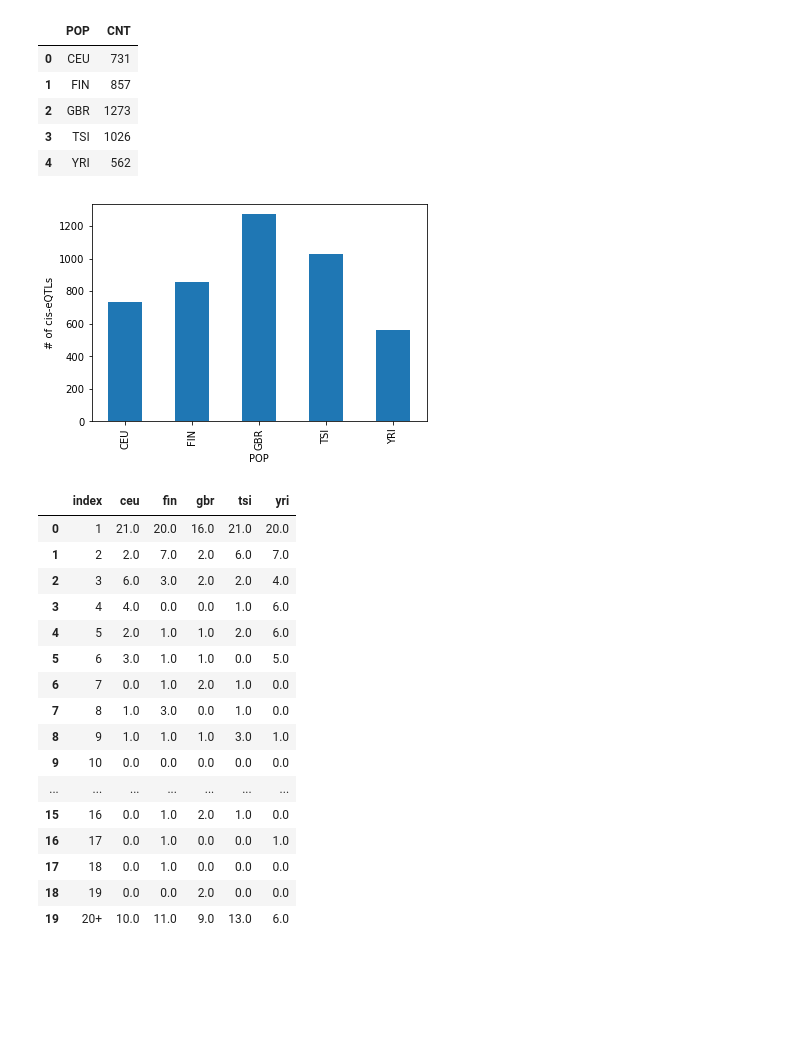
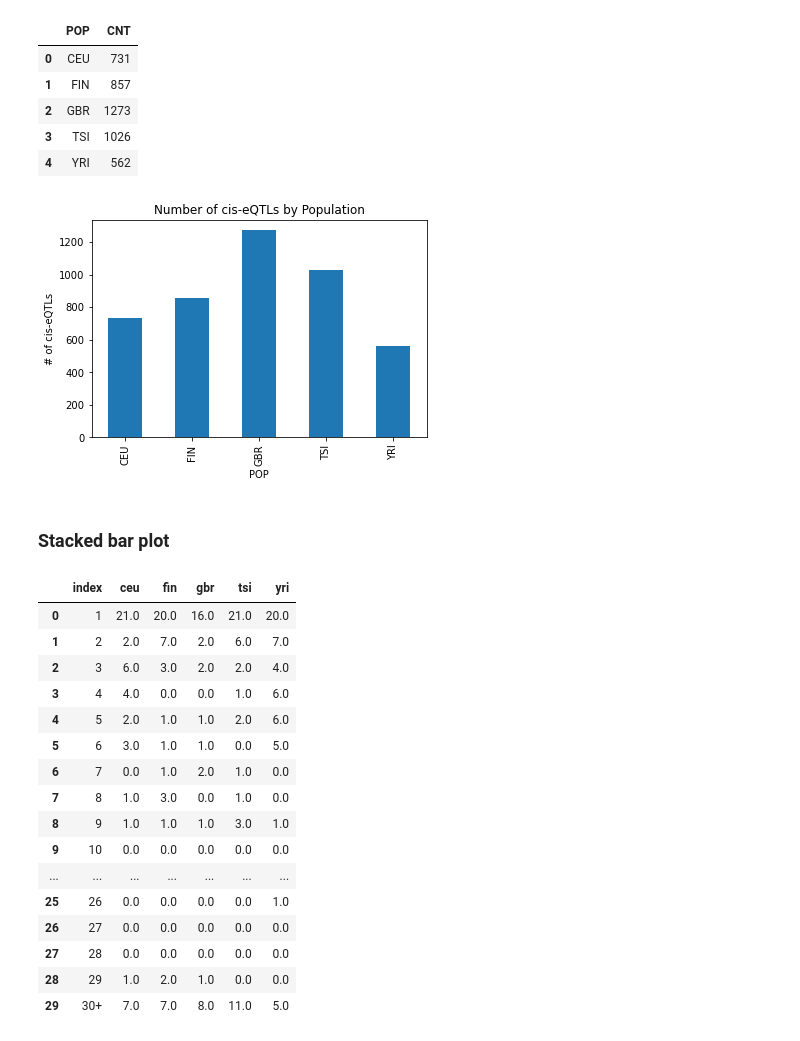
Before and after one commit to notsamzhou/dsc180a_project1, a Jupyter notebook: notebooks/dsc180_analysis.ipynb, the cells around one changed output. Saved outputs shown, nothing was run; the diff lists cells and outputs as text; code cells hidden in the pictures; blank space fills up the shorter version.

Commit message:
Added plots

```diff
--- a/notebooks/dsc180_analysis.ipynb
+++ b/notebooks/dsc180_analysis.ipynb
@@ -219,0 +173,6 @@ ENSG00000184674.7,rs4822458,24265659,5.202275544830664,0.33766072431363464,9.350
+# %%
+ceu = pd.read_csv(parent_dir + '/data/out/chr22_CEU.csv')
+fin = pd.read_csv(parent_dir + '/data/out/chr22_FIN.csv')
+gbr = pd.read_csv(parent_dir + '/data/out/chr22_GBR.csv')
+tsi = pd.read_csv(parent_dir + '/data/out/chr22_TSI.csv')
+yri = pd.read_csv(parent_dir + '/data/out/chr22_YRI.csv')
@@ -291,11 +261,11 @@ plt.savefig('boxwhisker', bbox_inches='tight')
 # %%
 barplot = pd.DataFrame(columns = ['POP', 'CNT'])
 
-barplot = pd.concat([barplot, pd.DataFrame({'POP': ['CEU'], 'CNT': [pd.read_csv('chr22_CEU.csv').shape[0]]})], ignore_index=True)
-barplot = pd.concat([barplot, pd.DataFrame({'POP': ['FIN'], 'CNT': [pd.read_csv('chr22_FIN.csv').shape[0]]})], ignore_index=True)
-barplot = pd.concat([barplot, pd.DataFrame({'POP': ['GBR'], 'CNT': [pd.read_csv('chr22_GBR.csv').shape[0]]})], ignore_index=True)
-barplot = pd.concat([barplot, pd.DataFrame({'POP': ['TSI'], 'CNT': [pd.read_csv('chr22_TSI.csv').shape[0]]})], ignore_index=True)
-barplot = pd.concat([barplot, pd.DataFrame({'POP': ['YRI'], 'CNT': [pd.read_csv('chr22_YRI.csv').shape[0]]})], ignore_index=True)
+barplot = pd.concat([barplot, pd.DataFrame({'POP': ['CEU'], 'CNT': [ceu.shape[0]]})], ignore_index=True)
+barplot = pd.concat([barplot, pd.DataFrame({'POP': ['FIN'], 'CNT': [fin.shape[0]]})], ignore_index=True)
+barplot = pd.concat([barplot, pd.DataFrame({'POP': ['GBR'], 'CNT': [gbr.shape[0]]})], ignore_index=True)
+barplot = pd.concat([barplot, pd.DataFrame({'POP': ['TSI'], 'CNT': [tsi.shape[0]]})], ignore_index=True)
+barplot = pd.concat([barplot, pd.DataFrame({'POP': ['YRI'], 'CNT': [yri.shape[0]]})], ignore_index=True)
 # %%
 barplot
 # %% [output]
@@ -307,8 +277,11 @@ barplot
 | 4 | YRI | 562 |
 # %%
 barplot.plot(kind='bar', x='POP', y='CNT', legend=False, ylabel='# of cis-eQTLs')
-plt.savefig('barplot', bbox_inches='tight')
+plt.title('Number of cis-eQTLs by Population')
+plt.savefig('plots/barplot', bbox_inches='tight')
 # %% [output]
-[figure, old version]
+[figure, new version]
+# %% [markdown]
+### Stacked bar plot
 # %%
 ceu_cnt = dict()
@@ -392,7 +365,6 @@ df = df.reset_index()
 target_row = df.iloc[[0],:]
 df = df.shift(-1)
 df.iloc[-1] = target_row.squeeze()
-df
 # %% [output]
 |  | index | ceu | fin | gbr | tsi | yri |
 | 0 | 1 | 21.0 | 20.0 | 16.0 | 21.0 | 20.0 |
@@ -406,8 +378,8 @@ df
 | 8 | 9 | 1.0 | 1.0 | 1.0 | 3.0 | 1.0 |
 | 9 | 10 | 0.0 | 0.0 | 0.0 | 0.0 | 0.0 |
 | ... | ... | ... | ... | ... | ... | ... |
-| 15 | 16 | 0.0 | 1.0 | 2.0 | 1.0 | 0.0 |
-| 16 | 17 | 0.0 | 1.0 | 0.0 | 0.0 | 1.0 |
-| 17 | 18 | 0.0 | 1.0 | 0.0 | 0.0 | 0.0 |
-| 18 | 19 | 0.0 | 0.0 | 2.0 | 0.0 | 0.0 |
-| 19 | 20+ | 10.0 | 11.0 | 9.0 | 13.0 | 6.0 |
+| 25 | 26 | 0.0 | 0.0 | 0.0 | 0.0 | 1.0 |
+| 26 | 27 | 0.0 | 0.0 | 0.0 | 0.0 | 0.0 |
+| 27 | 28 | 0.0 | 0.0 | 0.0 | 0.0 | 0.0 |
+| 28 | 29 | 1.0 | 2.0 | 1.0 | 0.0 | 0.0 |
+| 29 | 30+ | 7.0 | 7.0 | 8.0 | 11.0 | 5.0 |
```
Also changed, not shown: parts of 86 cells of this notebook, 20 other files.
